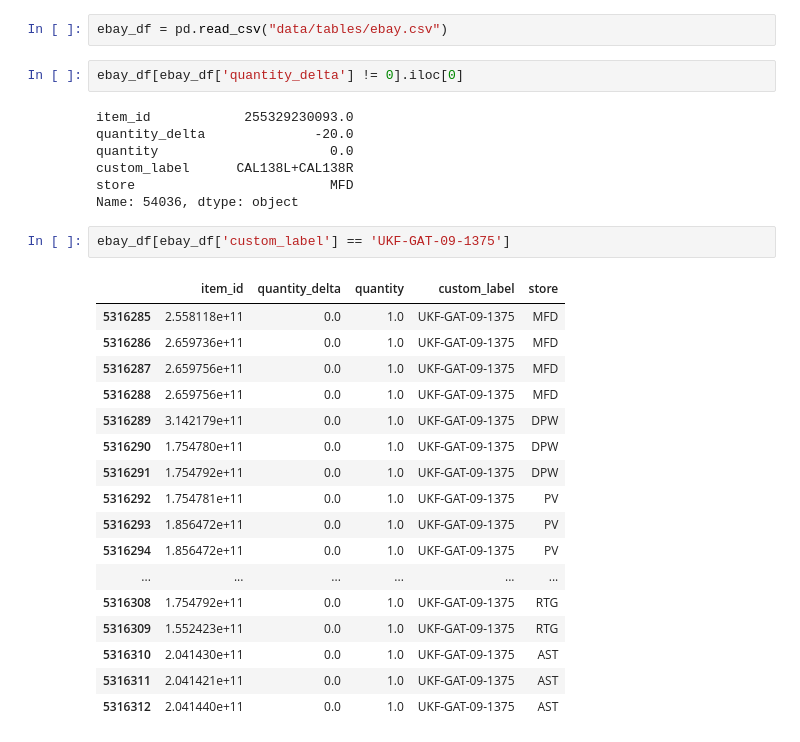
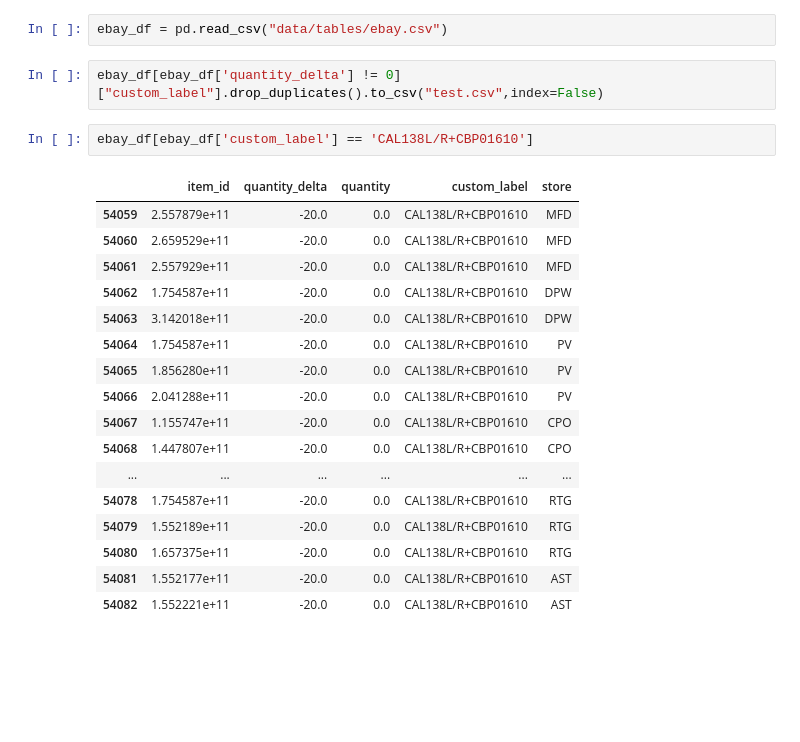
Before and after one commit to Oxford-Data-Processes/rtg-automotive, a Jupyter notebook: notebook.ipynb, the cells around one changed output. Cells and saved outputs as stored; diff of their text form; blank space fills up the shorter version.

```diff
--- a/notebook.ipynb
+++ b/notebook.ipynb
@@ -176,31 +176,24 @@ dfs_new["RTG"]
 # %%
 ebay_df = pd.read_csv("data/tables/ebay.csv")
 # %%
-ebay_df[ebay_df['quantity_delta'] != 0].iloc[0]
+ebay_df[ebay_df['quantity_delta'] != 0]["custom_label"].drop_duplicates().to_csv("test.csv",index=False)
-# %% [output]
-item_id            255329230093.0
-quantity_delta              -20.0
-quantity                      0.0
-custom_label      CAL138L+CAL138R
-store                         MFD
-Name: 54036, dtype: object
 # %%
-ebay_df[ebay_df['custom_label'] == 'UKF-GAT-09-1375']
+ebay_df[ebay_df['custom_label'] == 'CAL138L/R+CBP01610']
 # %% [output]
 |  | item_id | quantity_delta | quantity | custom_label | store |
-| 5316285 | 2.558118e+11 | 0.0 | 1.0 | UKF-GAT-09-1375 | MFD |
-| 5316286 | 2.659736e+11 | 0.0 | 1.0 | UKF-GAT-09-1375 | MFD |
-| 5316287 | 2.659756e+11 | 0.0 | 1.0 | UKF-GAT-09-1375 | MFD |
-| 5316288 | 2.659756e+11 | 0.0 | 1.0 | UKF-GAT-09-1375 | MFD |
-| 5316289 | 3.142179e+11 | 0.0 | 1.0 | UKF-GAT-09-1375 | DPW |
-| 5316290 | 1.754780e+11 | 0.0 | 1.0 | UKF-GAT-09-1375 | DPW |
-| 5316291 | 1.754792e+11 | 0.0 | 1.0 | UKF-GAT-09-1375 | DPW |
-| 5316292 | 1.754781e+11 | 0.0 | 1.0 | UKF-GAT-09-1375 | PV |
-| 5316293 | 1.856472e+11 | 0.0 | 1.0 | UKF-GAT-09-1375 | PV |
-| 5316294 | 1.856472e+11 | 0.0 | 1.0 | UKF-GAT-09-1375 | PV |
+| 54059 | 2.557879e+11 | -20.0 | 0.0 | CAL138L/R+CBP01610 | MFD |
+| 54060 | 2.659529e+11 | -20.0 | 0.0 | CAL138L/R+CBP01610 | MFD |
+| 54061 | 2.557929e+11 | -20.0 | 0.0 | CAL138L/R+CBP01610 | MFD |
+| 54062 | 1.754587e+11 | -20.0 | 0.0 | CAL138L/R+CBP01610 | DPW |
+| 54063 | 3.142018e+11 | -20.0 | 0.0 | CAL138L/R+CBP01610 | DPW |
+| 54064 | 1.754587e+11 | -20.0 | 0.0 | CAL138L/R+CBP01610 | PV |
+| 54065 | 1.856280e+11 | -20.0 | 0.0 | CAL138L/R+CBP01610 | PV |
+| 54066 | 2.041288e+11 | -20.0 | 0.0 | CAL138L/R+CBP01610 | PV |
+| 54067 | 1.155747e+11 | -20.0 | 0.0 | CAL138L/R+CBP01610 | CPO |
+| 54068 | 1.447807e+11 | -20.0 | 0.0 | CAL138L/R+CBP01610 | CPO |
 | ... | ... | ... | ... | ... | ... |
-| 5316308 | 1.754792e+11 | 0.0 | 1.0 | UKF-GAT-09-1375 | RTG |
-| 5316309 | 1.552423e+11 | 0.0 | 1.0 | UKF-GAT-09-1375 | RTG |
-| 5316310 | 2.041430e+11 | 0.0 | 1.0 | UKF-GAT-09-1375 | AST |
-| 5316311 | 2.041421e+11 | 0.0 | 1.0 | UKF-GAT-09-1375 | AST |
-| 5316312 | 2.041440e+11 | 0.0 | 1.0 | UKF-GAT-09-1375 | AST |
+| 54078 | 1.754587e+11 | -20.0 | 0.0 | CAL138L/R+CBP01610 | RTG |
+| 54079 | 1.552189e+11 | -20.0 | 0.0 | CAL138L/R+CBP01610 | RTG |
+| 54080 | 1.657375e+11 | -20.0 | 0.0 | CAL138L/R+CBP01610 | RTG |
+| 54081 | 1.552177e+11 | -20.0 | 0.0 | CAL138L/R+CBP01610 | AST |
+| 54082 | 1.552221e+11 | -20.0 | 0.0 | CAL138L/R+CBP01610 | AST |
```
Also changed, not shown: 5 other files.
